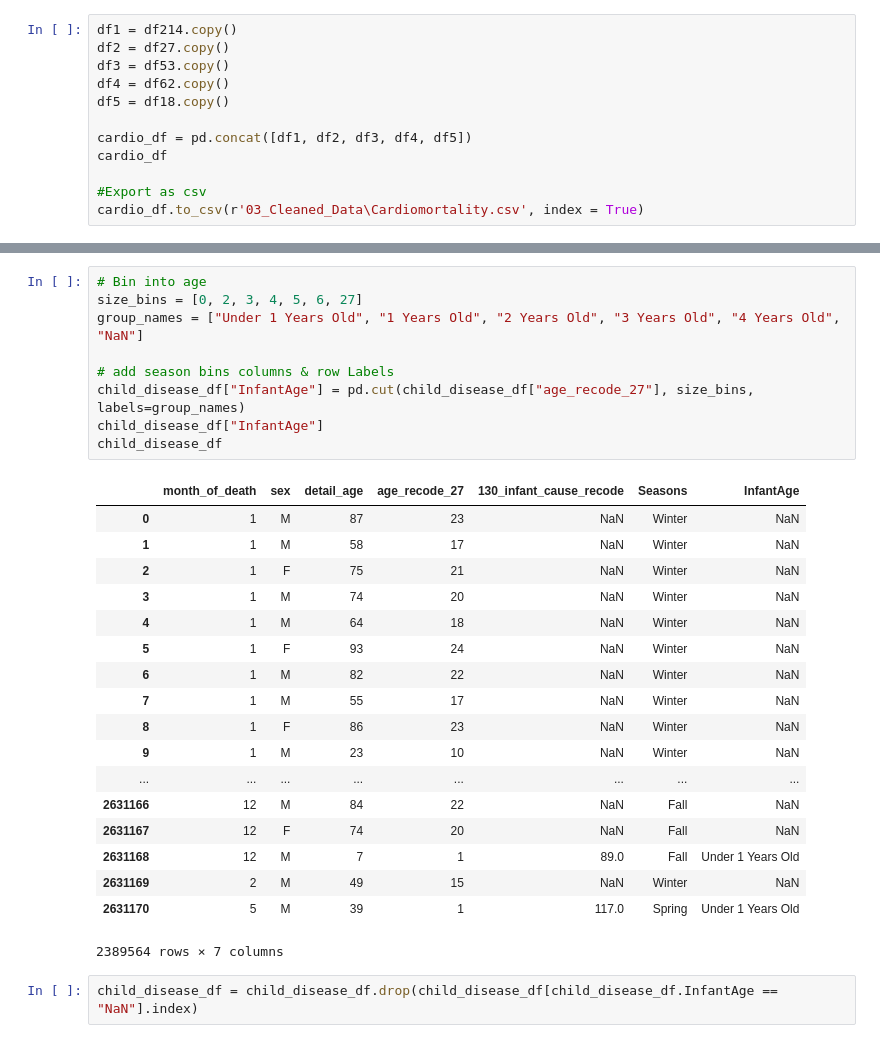
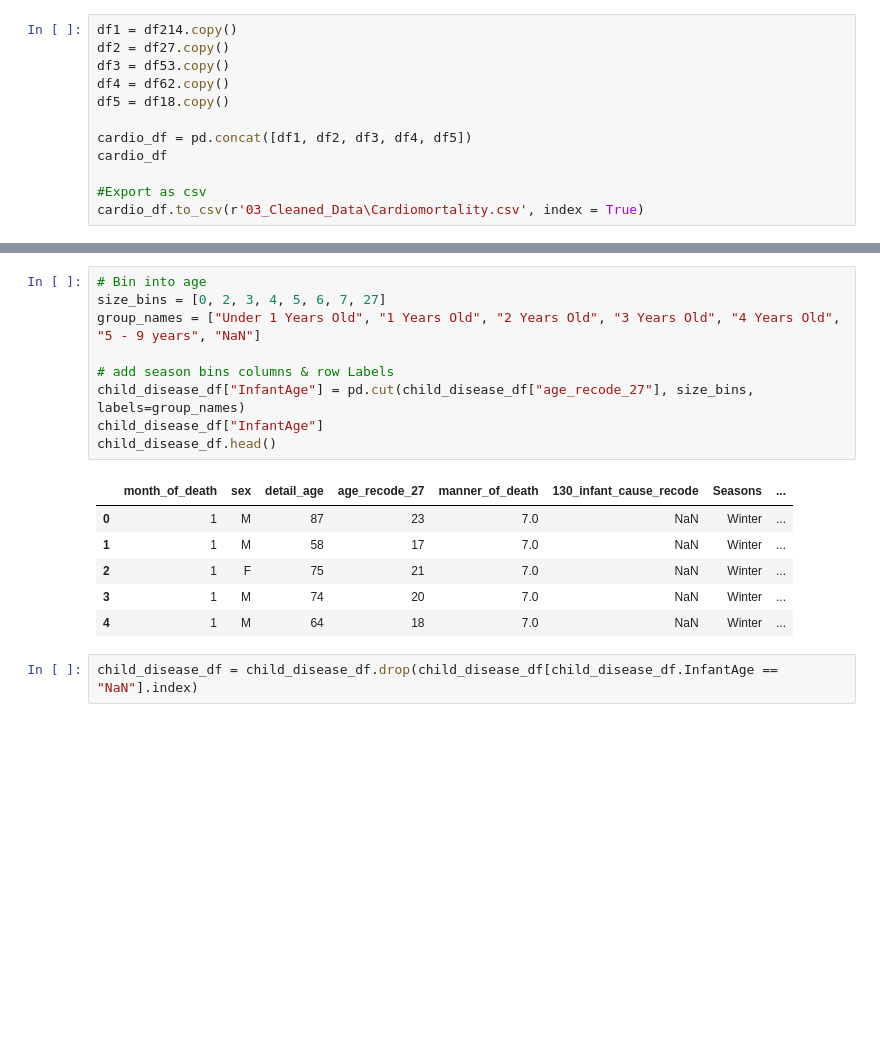
Before and after one commit to Rob-Ottogalli/leading_causes_of_death, a Jupyter notebook: 2014 Test .ipynb, the cells around one changed output, grey strips where cells are left out. Cells and saved outputs as stored; diff of their text form; blank space fills up the shorter version.

```diff
--- a/2014 Test .ipynb
+++ b/2014 Test .ipynb
@@ -142,31 +137,19 @@ child_disease_df
 # %%
 # Bin into age
-size_bins = [0, 2, 3, 4, 5, 6, 27]
-group_names = ["Under 1 Years Old", "1 Years Old", "2 Years Old", "3 Years Old", "4 Years Old", "NaN"]
+size_bins = [0, 2, 3, 4, 5, 6, 7, 27]
+group_names = ["Under 1 Years Old", "1 Years Old", "2 Years Old", "3 Years Old", "4 Years Old", "5 - 9 years", "NaN"]
 
 # add season bins columns & row Labels
 child_disease_df["InfantAge"] = pd.cut(child_disease_df["age_recode_27"], size_bins, labels=group_names)
 child_disease_df["InfantAge"]
-child_disease_df
+child_disease_df.head()
 # %% [output]
-|  | month_of_death | sex | detail_age | age_recode_27 | 130_infant_cause_recode | Seasons | InfantAge |
-| 0 | 1 | M | 87 | 23 | NaN | Winter | NaN |
-| 1 | 1 | M | 58 | 17 | NaN | Winter | NaN |
-| 2 | 1 | F | 75 | 21 | NaN | Winter | NaN |
-| 3 | 1 | M | 74 | 20 | NaN | Winter | NaN |
-| 4 | 1 | M | 64 | 18 | NaN | Winter | NaN |
-| 5 | 1 | F | 93 | 24 | NaN | Winter | NaN |
-| 6 | 1 | M | 82 | 22 | NaN | Winter | NaN |
-| 7 | 1 | M | 55 | 17 | NaN | Winter | NaN |
-| 8 | 1 | F | 86 | 23 | NaN | Winter | NaN |
-| 9 | 1 | M | 23 | 10 | NaN | Winter | NaN |
-| ... | ... | ... | ... | ... | ... | ... | ... |
-| 2631166 | 12 | M | 84 | 22 | NaN | Fall | NaN |
-| 2631167 | 12 | F | 74 | 20 | NaN | Fall | NaN |
-| 2631168 | 12 | M | 7 | 1 | 89.0 | Fall | Under 1 Years Old |
-| 2631169 | 2 | M | 49 | 15 | NaN | Winter | NaN |
-| 2631170 | 5 | M | 39 | 1 | 117.0 | Spring | Under 1 Years Old |
+|  | month_of_death | sex | detail_age | age_recode_27 | manner_of_death | 130_infant_cause_recode | Seasons | ... |
+| 0 | 1 | M | 87 | 23 | 7.0 | NaN | Winter | ... |
+| 1 | 1 | M | 58 | 17 | 7.0 | NaN | Winter | ... |
+| 2 | 1 | F | 75 | 21 | 7.0 | NaN | Winter | ... |
+| 3 | 1 | M | 74 | 20 | 7.0 | NaN | Winter | ... |
+| 4 | 1 | M | 64 | 18 | 7.0 | NaN | Winter | ... |
-2389564 rows × 7 columns
 # %%
 child_disease_df = child_disease_df.drop(child_disease_df[child_disease_df.InfantAge == "NaN"].index)
 # %%
```
Also changed, not shown: parts of 20 cells of this notebook, 6 other files.
